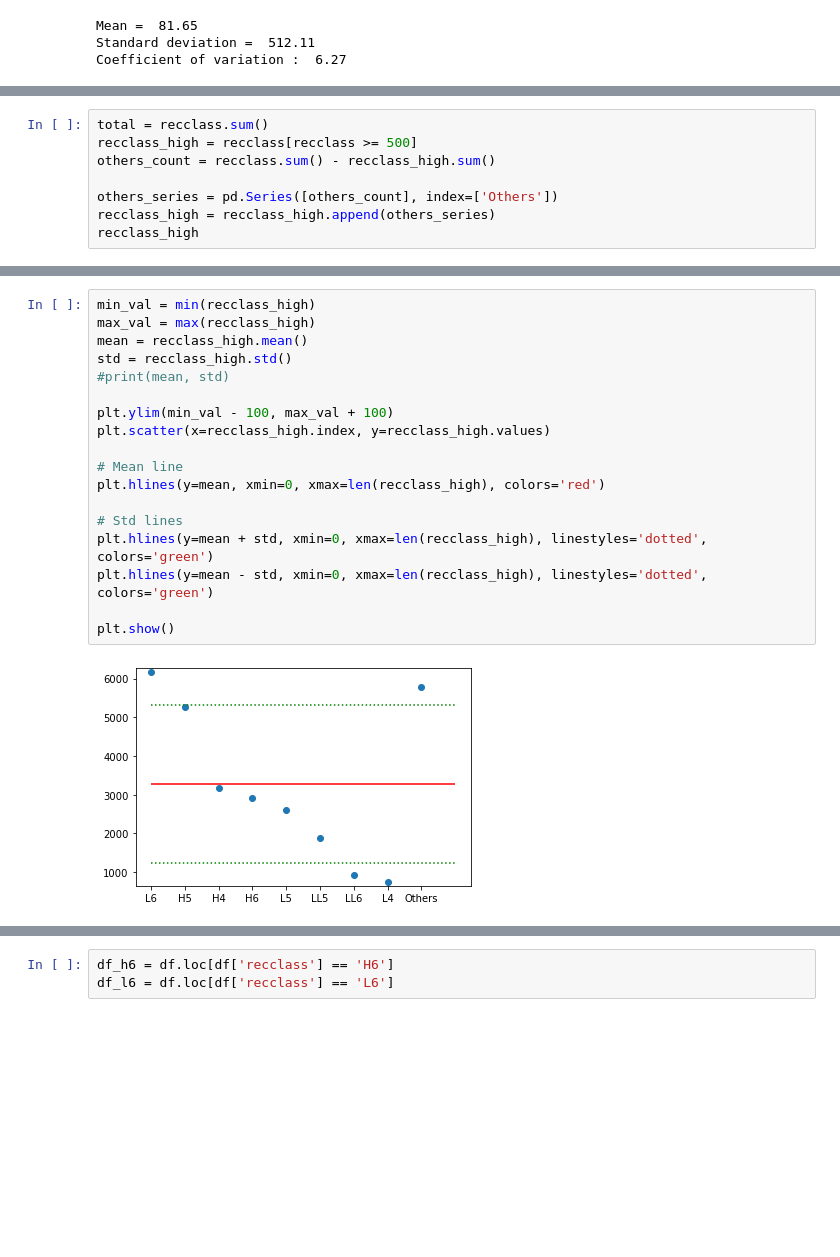
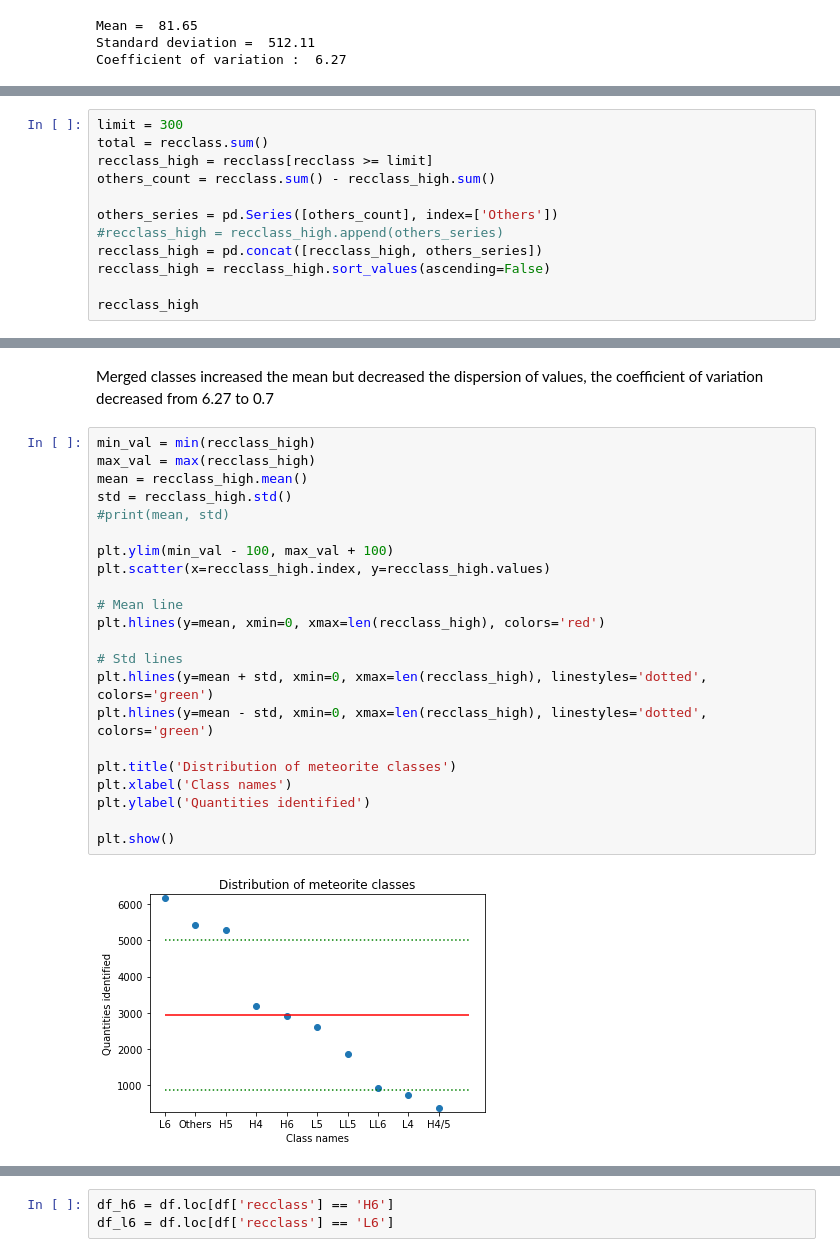
Before and after one commit to Kartmaan/Meteorite_landings, a Jupyter notebook: meteorite_landings.ipynb, the cells around one changed output, grey strips where cells are left out. Cells and saved outputs as stored; diff of their text form; blank space fills up the shorter version.

```diff
--- a/meteorite_landings.ipynb
+++ b/meteorite_landings.ipynb
@@ -468,10 +484,14 @@ Faced with such a number of different classes, it would be wise to reduce the nu
 # %%
+limit = 300
 total = recclass.sum()
-recclass_high = recclass[recclass >= 500]
+recclass_high = recclass[recclass >= limit]
 others_count = recclass.sum() - recclass_high.sum()
 
 others_series = pd.Series([others_count], index=['Others'])
-recclass_high = recclass_high.append(others_series)
+#recclass_high = recclass_high.append(others_series)
+recclass_high = pd.concat([recclass_high, others_series])
+recclass_high = recclass_high.sort_values(ascending=False)
+
 recclass_high
 # %% [output]
 L6        6165
@@ -487,20 +523,26 @@ dtype: int64
+# %% [markdown]
+Merged classes increased the mean but decreased the dispersion of values, the coefficient of variation decreased from 6.27 to 0.7
 # %%
 min_val = min(recclass_high)
 max_val = max(recclass_high)
 mean = recclass_high.mean()
 std = recclass_high.std()
 #print(mean, std)
 
 plt.ylim(min_val - 100, max_val + 100)
 plt.scatter(x=recclass_high.index, y=recclass_high.values)
 
 # Mean line
 plt.hlines(y=mean, xmin=0, xmax=len(recclass_high), colors='red')
 
 # Std lines
 plt.hlines(y=mean + std, xmin=0, xmax=len(recclass_high), linestyles='dotted', colors='green')
 plt.hlines(y=mean - std, xmin=0, xmax=len(recclass_high), linestyles='dotted', colors='green')
 
+plt.title('Distribution of meteorite classes')
+plt.xlabel('Class names')
+plt.ylabel('Quantities identified')
+
 plt.show()
 # %% [output]
-[figure, old version]
+[figure, new version]
```
Also changed, not shown: parts of 19 cells of this notebook.
